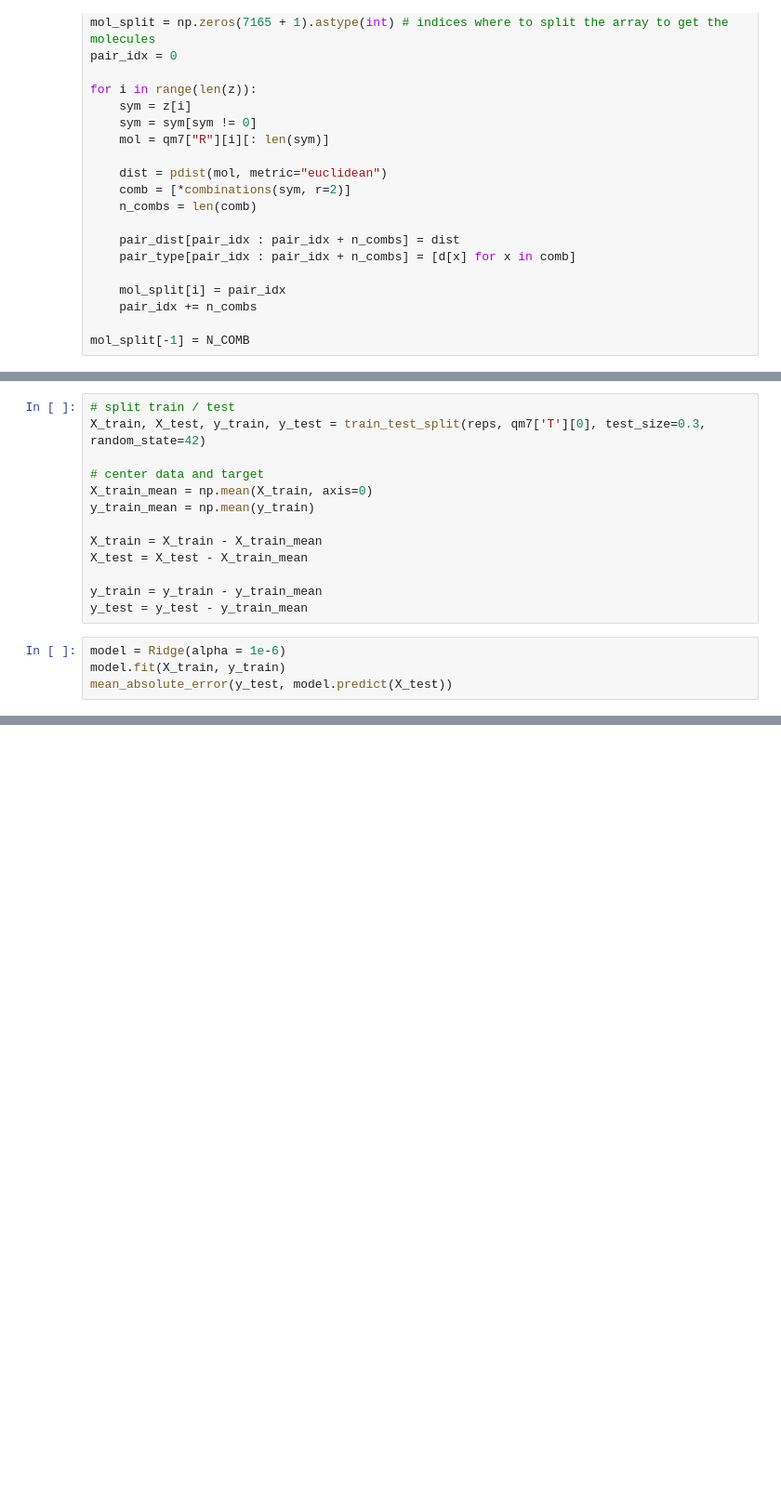
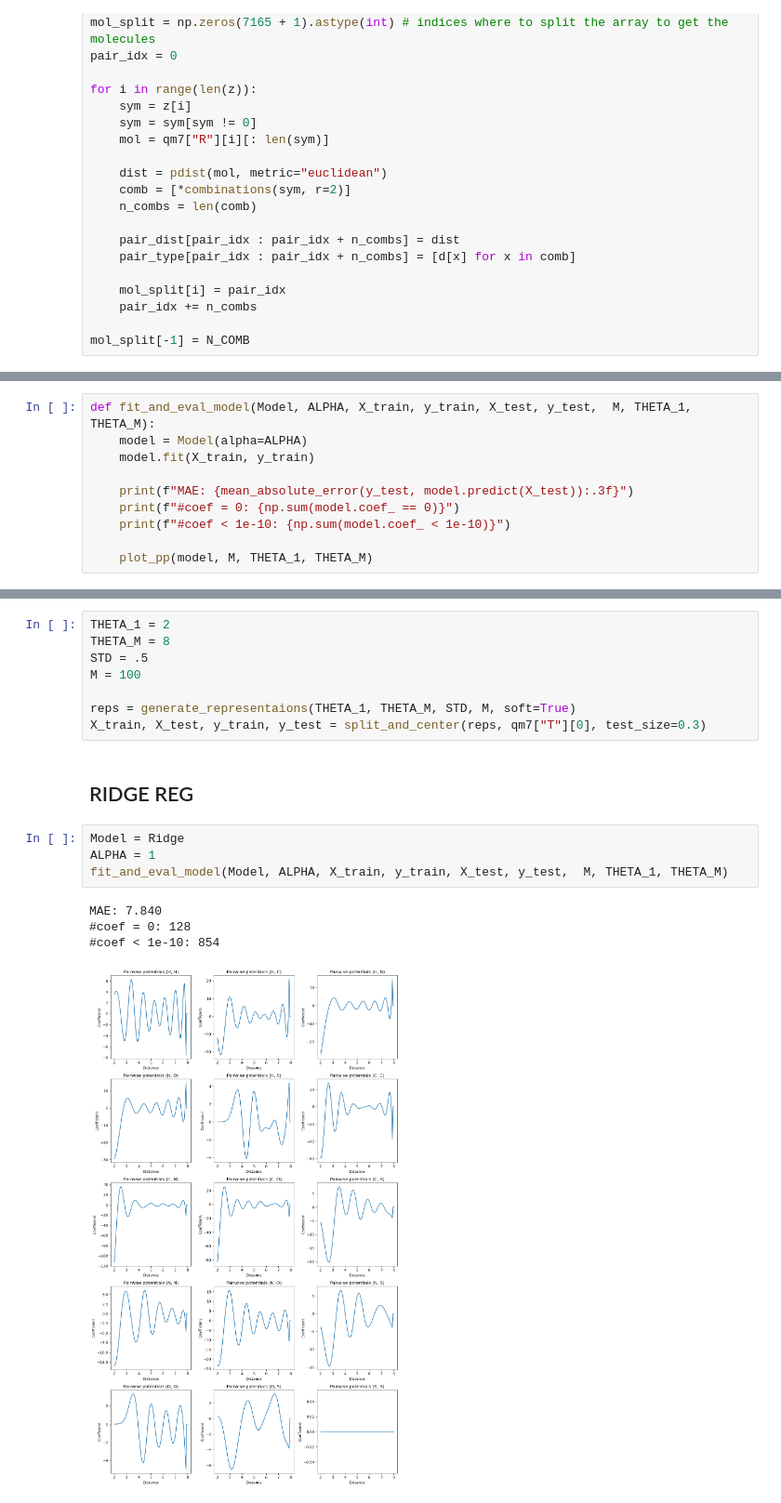
Before and after one commit to jascha-je/LabML4DS, a Jupyter notebook: p2/p2_jascha.ipynb, the cells around one changed output, grey strips where cells are left out. Shown at 93% size. Drawn from its saved outputs; the diff is of its cells as text; blank space fills up the shorter version.

```diff
--- a/p2/p2_jascha.ipynb
+++ b/p2/p2_jascha.ipynb
@@ -340,17 +344,0 @@ for i in range(len(mol_split)):
-# %%
-# split train / test
-X_train, X_test, y_train, y_test = train_test_split(reps, qm7['T'][0], test_size=0.3, random_state=42)
-
-# center data and target
-X_train_mean = np.mean(X_train, axis=0)
-y_train_mean = np.mean(y_train)
-
-X_train = X_train - X_train_mean
-X_test = X_test - X_train_mean
-
-y_train = y_train - y_train_mean
-y_test = y_test - y_train_mean
-# %%
-model = Ridge(alpha = 1e-6)
-model.fit(X_train, y_train)
-mean_absolute_error(y_test, model.predict(X_test))
@@ -398,0 +361,10 @@ plt.tight_layout()
+# %%
+def fit_and_eval_model(Model, ALPHA, X_train, y_train, X_test, y_test,  M, THETA_1, THETA_M):
+    model = Model(alpha=ALPHA)
+    model.fit(X_train, y_train)
+
+    print(f"MAE: {mean_absolute_error(y_test, model.predict(X_test)):.3f}")
+    print(f"#coef = 0: {np.sum(model.coef_ == 0)}")
+    print(f"#coef < 1e-10: {np.sum(model.coef_ < 1e-10)}")
+
+    plot_pp(model, M, THETA_1, THETA_M)
@@ -398,0 +373,19 @@ plt.tight_layout()
+# %%
+THETA_1 = 2
+THETA_M = 8
+STD = .5
+M = 100
+
+reps = generate_representaions(THETA_1, THETA_M, STD, M, soft=True)
+X_train, X_test, y_train, y_test = split_and_center(reps, qm7["T"][0], test_size=0.3)
+# %% [markdown]
+## RIDGE REG
+# %%
+Model = Ridge
+ALPHA = 1
+fit_and_eval_model(Model, ALPHA, X_train, y_train, X_test, y_test,  M, THETA_1, THETA_M)
+# %% [output]
+MAE: 7.840
+#coef = 0: 128
+#coef < 1e-10: 854
+[figure, added]
```
Also changed, not shown: parts of 12 cells of this notebook.
